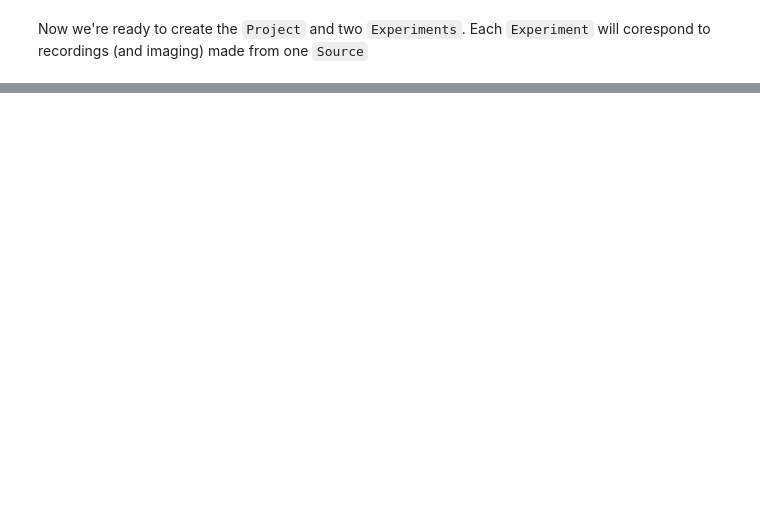
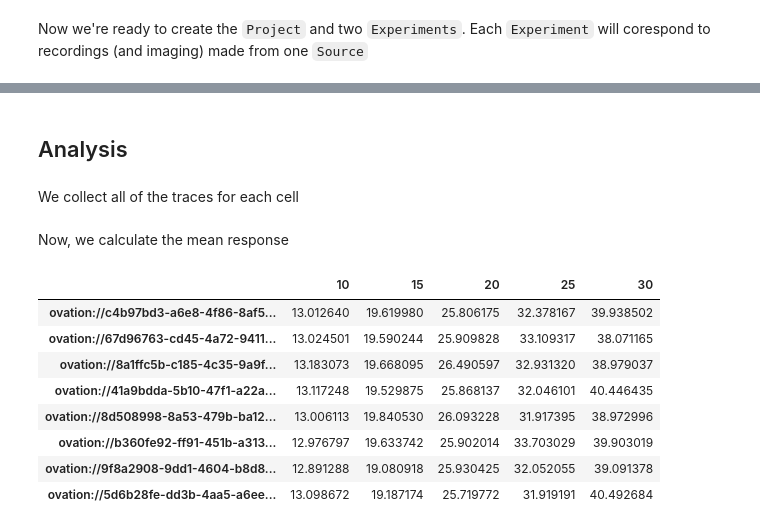
Before and after one commit to physion/ovation-sample-project, a Jupyter notebook: physiology-sample-project.ipynb, the cells around one changed output, grey strips where cells are left out. Drawn from its saved outputs; the diff is of its cells as text; code cells hidden in the pictures; blank space fills up the shorter version.

Commit message:
Complete analysis

```diff
--- a/physiology-sample-project.ipynb
+++ b/physiology-sample-project.ipynb
@@ -254,0 +253,4 @@ with open(ENTITY_IDS, 'r') as f:
+# %% [markdown]
+## Analysis
+# %% [markdown]
+We collect all of the traces for each cell
@@ -254,0 +280,15 @@ with open(ENTITY_IDS, 'r') as f:
+# %% [markdown]
+Now, we calculate the mean response
+# %%
+df = pd.DataFrame(data=cells.values(), index=cells.keys())
+df
+# %% [output]
+|  | 10 | 15 | 20 | 25 | 30 |
+| ovation://c4b97bd3-a6e8-4f86-8af5... | 13.012640 | 19.619980 | 25.806175 | 32.378167 | 39.938502 |
+| ovation://67d96763-cd45-4a72-9411... | 13.024501 | 19.590244 | 25.909828 | 33.109317 | 38.071165 |
+| ovation://8a1ffc5b-c185-4c35-9a9f... | 13.183073 | 19.668095 | 26.490597 | 32.931320 | 38.979037 |
+| ovation://41a9bdda-5b10-47f1-a22a... | 13.117248 | 19.529875 | 25.868137 | 32.046101 | 40.446435 |
+| ovation://8d508998-8a53-479b-ba12... | 13.006113 | 19.840530 | 26.093228 | 31.917395 | 38.972996 |
+| ovation://b360fe92-ff91-451b-a313... | 12.976797 | 19.633742 | 25.902014 | 33.703029 | 39.903019 |
+| ovation://9f8a2908-9dd1-4604-b8d8... | 12.891288 | 19.080918 | 25.930425 | 32.052055 | 39.091378 |
+| ovation://5d6b28fe-dd3b-4aa5-a6ee... | 13.098672 | 19.187174 | 25.719772 | 31.919191 | 40.492684 |
```
Also changed, not shown: parts of 9 cells of this notebook.
